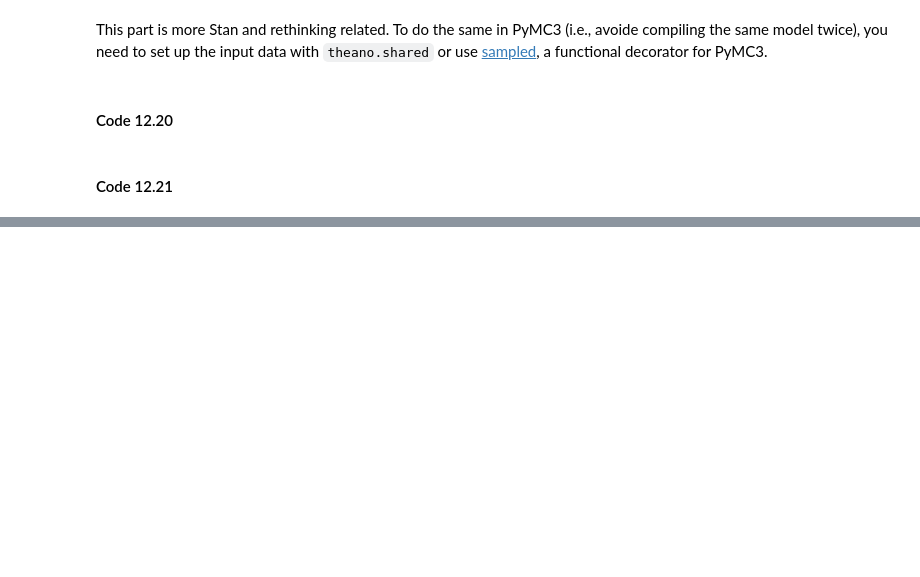
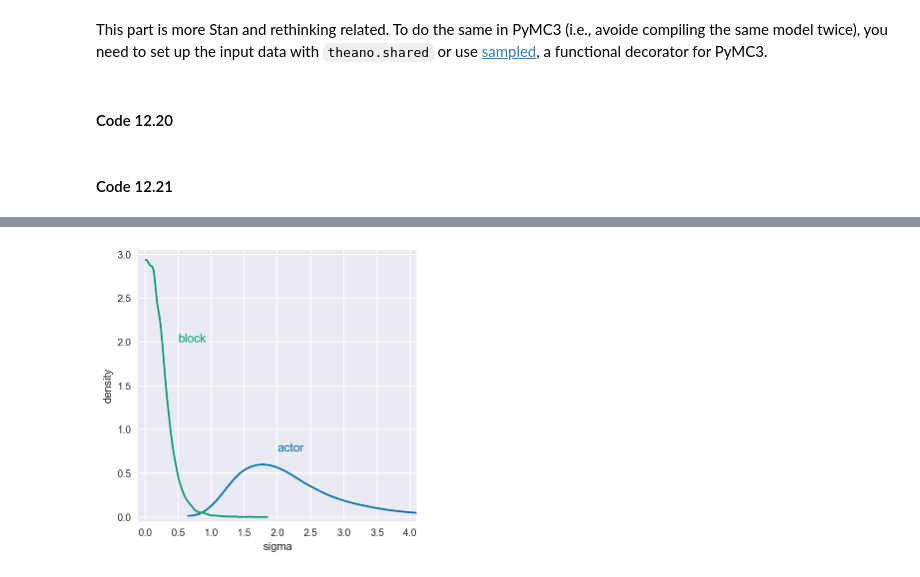
Before and after one commit to aloctavodia/Statistical-Rethinking-with-Python-and-PyMC3, a Jupyter notebook: Chp_12.ipynb, the cells around one changed output, grey strips where cells are left out. Cells and saved outputs as stored; diff of their text form; code cells hidden in the pictures; blank space fills up the shorter version.

```diff
--- a/Chp_12.ipynb
+++ b/Chp_12.ipynb
@@ -253,0 +310,12 @@ d.actor = d.actor - 1
+# %%
+_, ax = plt.subplots(1, 1, figsize=(5, 5))
+pm.kdeplot(trace_12_5['sigma_actor'], ax=ax)
+pm.kdeplot(trace_12_5['sigma_block'], ax=ax)
+ax.text(2, 0.75, "actor", color=C0)
+ax.text(0.5, 2, "block", color=C1)
+ax.set_xlabel('sigma')
+ax.set_ylabel('density')
+ax.set_xlim(-0.1, 4.1)
+ax.set_ylim(-0.05, 3.05);
+# %% [output]
+[figure, added]
```
Also changed, not shown: parts of 34 cells of this notebook.
